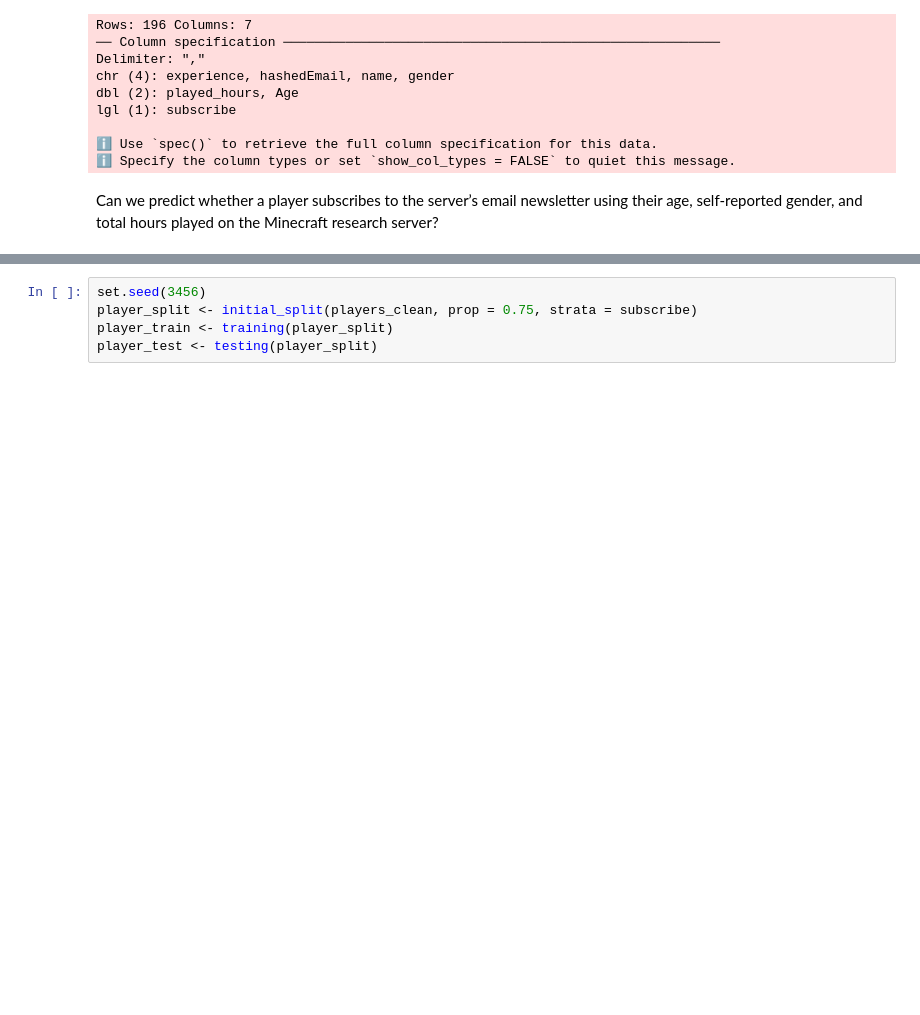
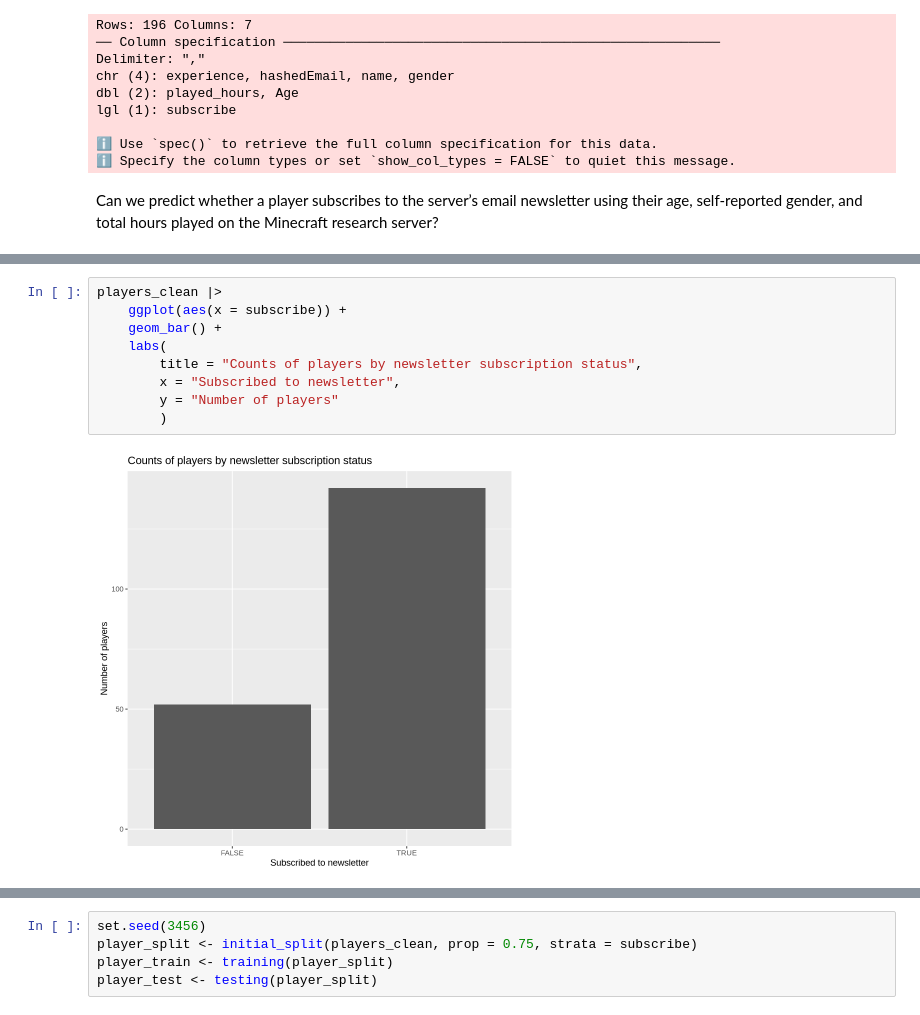
Before and after one commit to vanessapan07/dsci-project-009-19, a Jupyter notebook: final project.ipynb, the cells around one changed output, grey strips where cells are left out. Drawn from its saved outputs; the diff is of its cells as text; blank space fills up the shorter version.

```diff
--- a/final project.ipynb
+++ b/final project.ipynb
@@ -59,0 +51,11 @@ A tibble: 194 × 7
+# %%
+players_clean |>
+    ggplot(aes(x = subscribe)) +
+    geom_bar() +
+    labs(
+        title = "Counts of players by newsletter subscription status",
+        x = "Subscribed to newsletter",
+        y = "Number of players"
+        )
+# %% [output]
+[figure, added]
```
Also changed, not shown: parts of 11 cells of this notebook.
